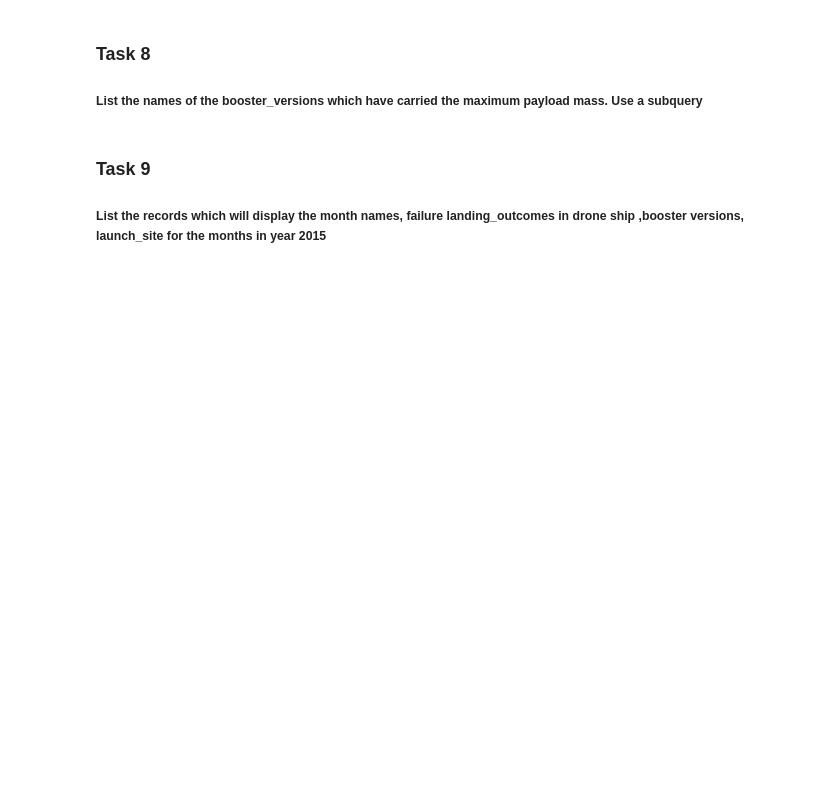
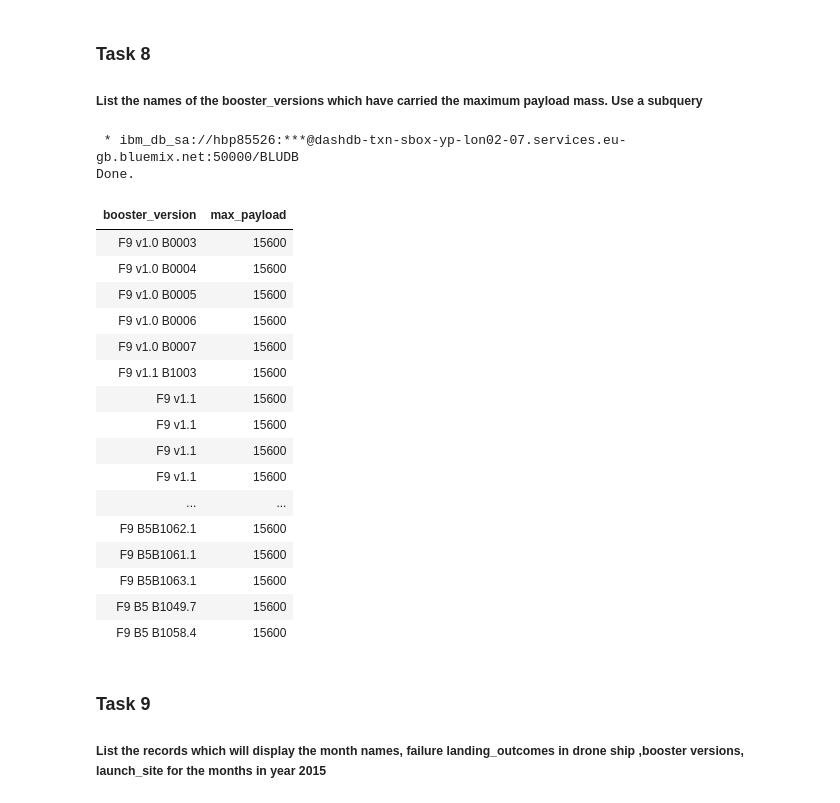
Before and after one commit to salamituns/IBM_tasks_Notebooks, a Jupyter notebook: IBM_Capstone_notes/EDA2 (SQL) Spatial flight history of falcon 9.ipynb, the cells around one changed output. Drawn from its saved outputs; the diff is of its cells as text; code cells hidden in the pictures; blank space fills up the shorter version.

```diff
--- a/IBM_Capstone_notes/EDA2 (SQL) Spatial flight history of falcon 9.ipynb
+++ b/IBM_Capstone_notes/EDA2 (SQL) Spatial flight history of falcon 9.ipynb
@@ -283,6 +286,30 @@ Done.
 ### Task 8
 
 ##### List the   names of the booster_versions which have carried the maximum payload mass. Use a subquery
+# %%
+%%sql
+SELECT BOOSTER_VERSION, (SELECT MAX(payload_mass__kg_) FROM SPACEXDATASET) AS MAX_PAYLOAD
+    FROM SPACEXDATASET
+# %% [output]
+ * ibm_db_sa://hbp85526:***@dashdb-txn-sbox-yp-lon02-07.services.eu-gb.bluemix.net:50000/BLUDB
+Done.
+| booster_version | max_payload |
+| F9 v1.0 B0003 | 15600 |
+| F9 v1.0 B0004 | 15600 |
+| F9 v1.0 B0005 | 15600 |
+| F9 v1.0 B0006 | 15600 |
+| F9 v1.0 B0007 | 15600 |
+| F9 v1.1 B1003 | 15600 |
+| F9 v1.1 | 15600 |
+| F9 v1.1 | 15600 |
+| F9 v1.1 | 15600 |
+| F9 v1.1 | 15600 |
+| ... | ... |
+| F9 B5B1062.1 | 15600 |
+| F9 B5B1061.1 | 15600 |
+| F9 B5B1063.1 | 15600 |
+| F9 B5 B1049.7 | 15600 |
+| F9 B5 B1058.4 | 15600 |
 # %% [markdown]
 ### Task 9
 
```
Also changed, not shown: parts of 13 cells of this notebook, 3 other files.
